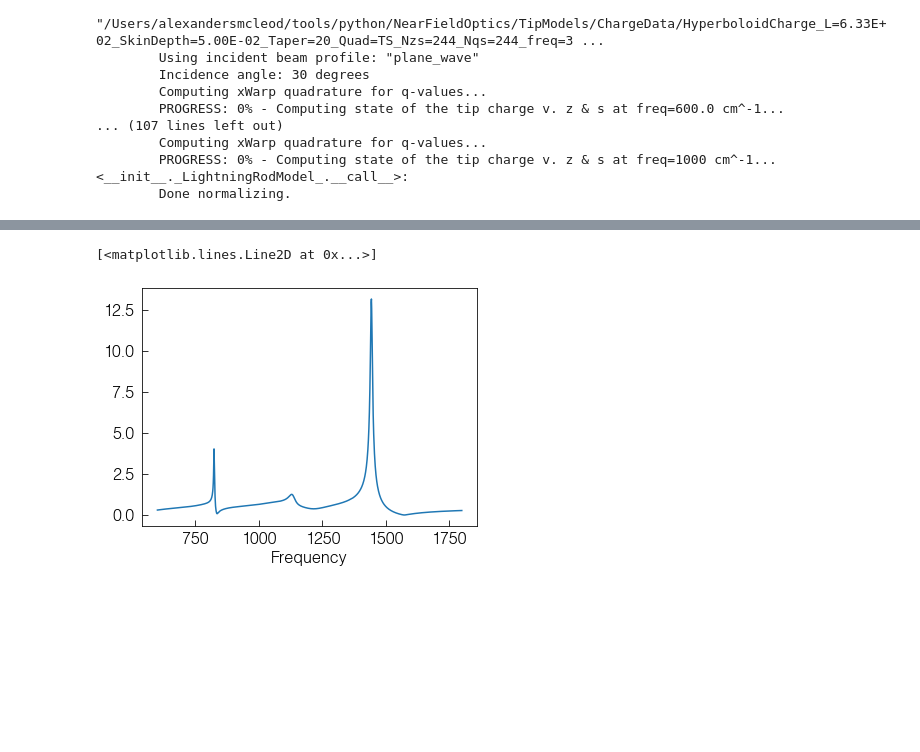
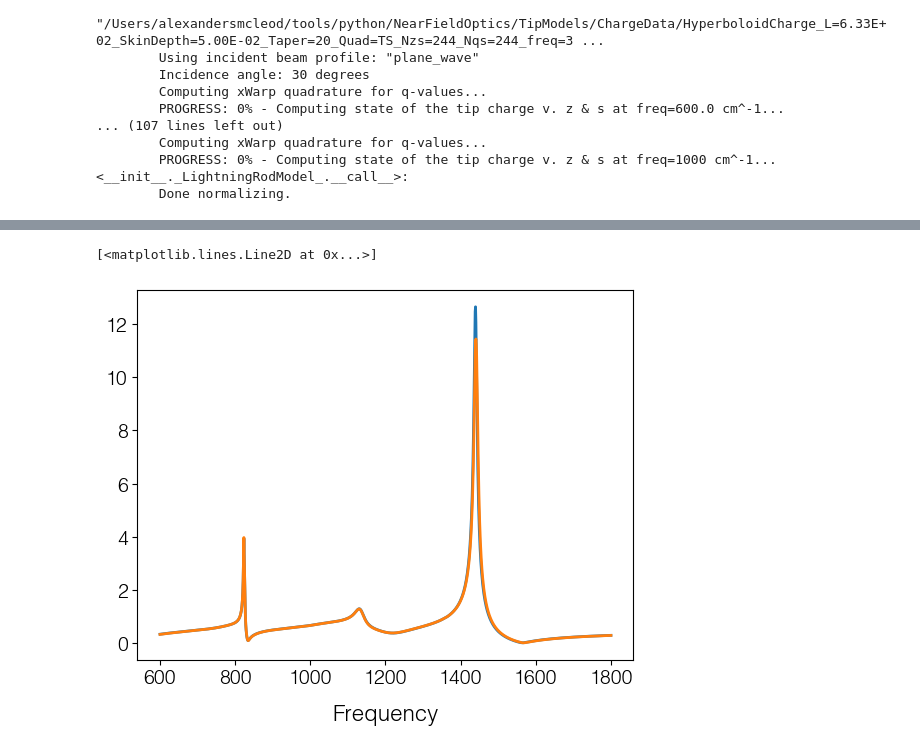
Before and after one commit to asmcleod/NearFieldOptics, a Jupyter notebook: Examples/LRM Instruction Manual.ipynb, the cells around one changed output, grey strips where cells are left out. Saved outputs shown, nothing was run; the diff lists cells and outputs as text; code cells hidden in the pictures; blank space fills up the shorter version.

```diff
--- a/Examples/LRM Instruction Manual.ipynb
+++ b/Examples/LRM Instruction Manual.ipynb
@@ -387,7 +424,8 @@ Heterostructure = M.LayeredMediaTM(*Layers, exit = Si, entrance=M.Air)
 ## Calculate $r_p(\omega,q)$
 # %%
 ws = np.linspace(600,1800,1200)
-qs = np.linspace(1e4, 3e6, 500); q0=1/10e-7
+q0=1/10e-7
+qs = np.linspace(1e-3*q0, 1*q0, 500)
 rp = Heterostructure.reflection_p(ws,qs).T
 # %% [markdown]
 ### Comparison to data
@@ -457,8 +495,9 @@ plt.legend();
 # %%
 np.abs(rp.cslice[q_a/10,:]).plot()
+np.abs(rp.interpolate_axis(q_a/10,axis=0)).plot()
 # %% [output]
 [<matplotlib.lines.Line2D at 0x...>]
-[figure, old version]
+[figure, new version]
 # %%
 plt.figure(figsize=(15,8))
 for n in np.arange(1,5):
```
Also changed, not shown: parts of 44 cells of this notebook, 2 other files.
